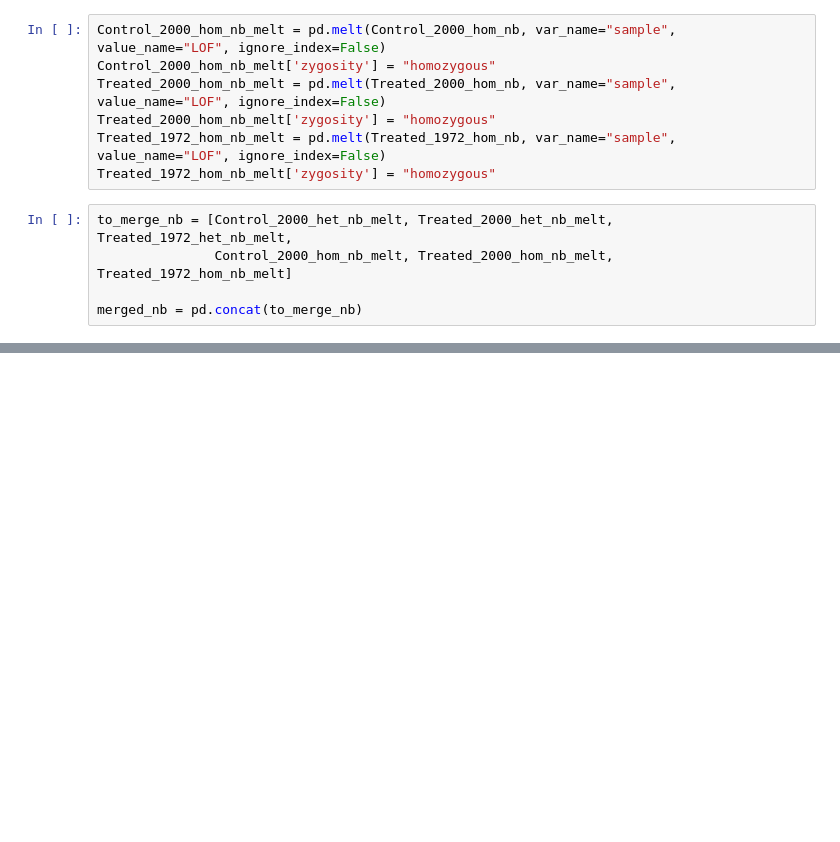
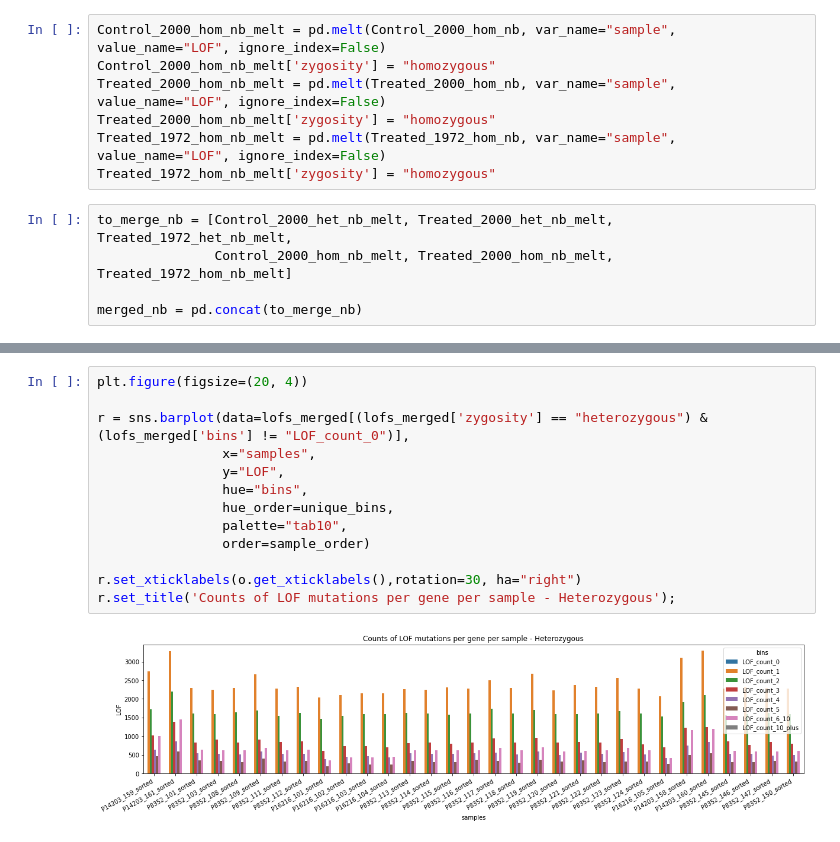
Before and after one commit to topel-research-group/Bamboozle, a Jupyter notebook: LOF_nb.ipynb, the cells around one changed output, grey strips where cells are left out. Cells and saved outputs as stored; diff of their text form; blank space fills up the shorter version.

```diff
--- a/LOF_nb.ipynb
+++ b/LOF_nb.ipynb
@@ -204,0 +98,15 @@ LOF_count_11_plus.append(h)
+# %%
+plt.figure(figsize=(20, 4))
+
+r = sns.barplot(data=lofs_merged[(lofs_merged['zygosity'] == "heterozygous") & (lofs_merged['bins'] != "LOF_count_0")],
+                x="samples",
+                y="LOF",
+                hue="bins",
+                hue_order=unique_bins,
+                palette="tab10",
+                order=sample_order)
+
+r.set_xticklabels(o.get_xticklabels(),rotation=30, ha="right")
+r.set_title('Counts of LOF mutations per gene per sample - Heterozygous');
+# %% [output]
+[figure, added]
```
Also changed, not shown: parts of 9 cells of this notebook, 2 other files.
